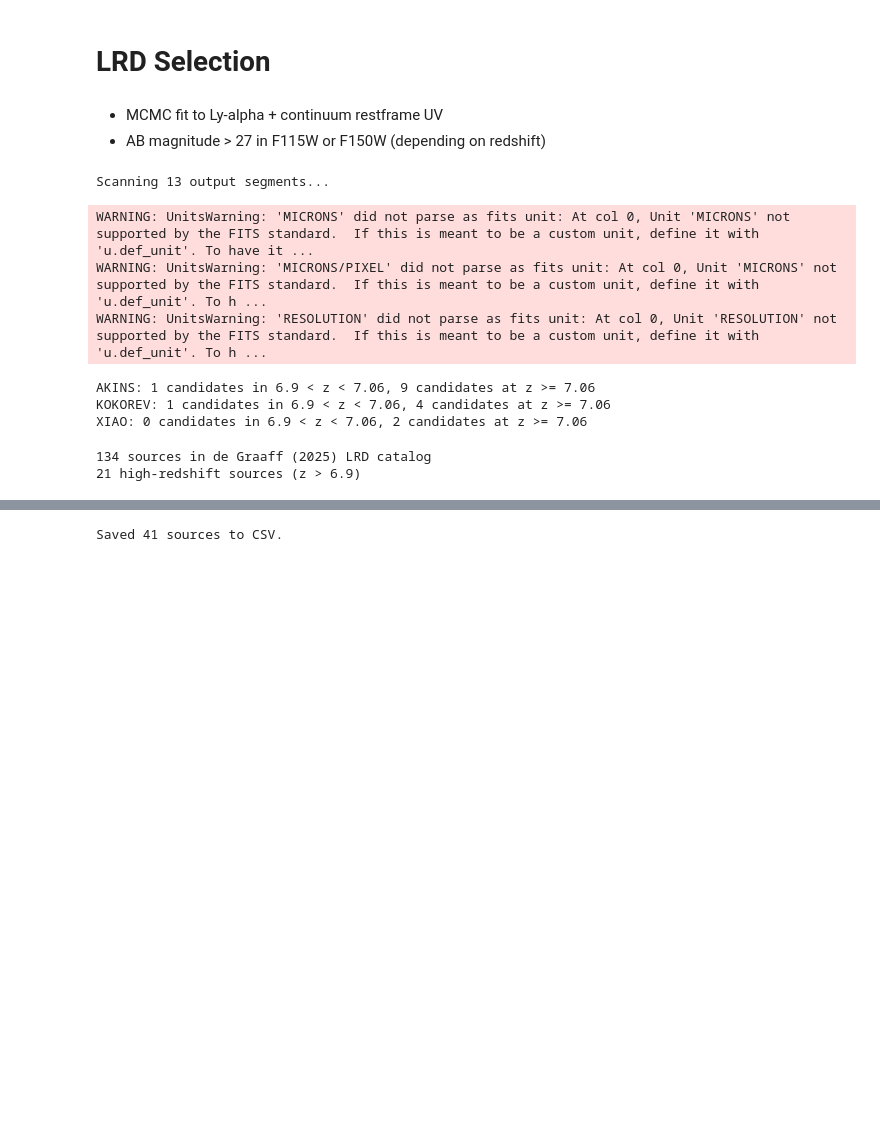
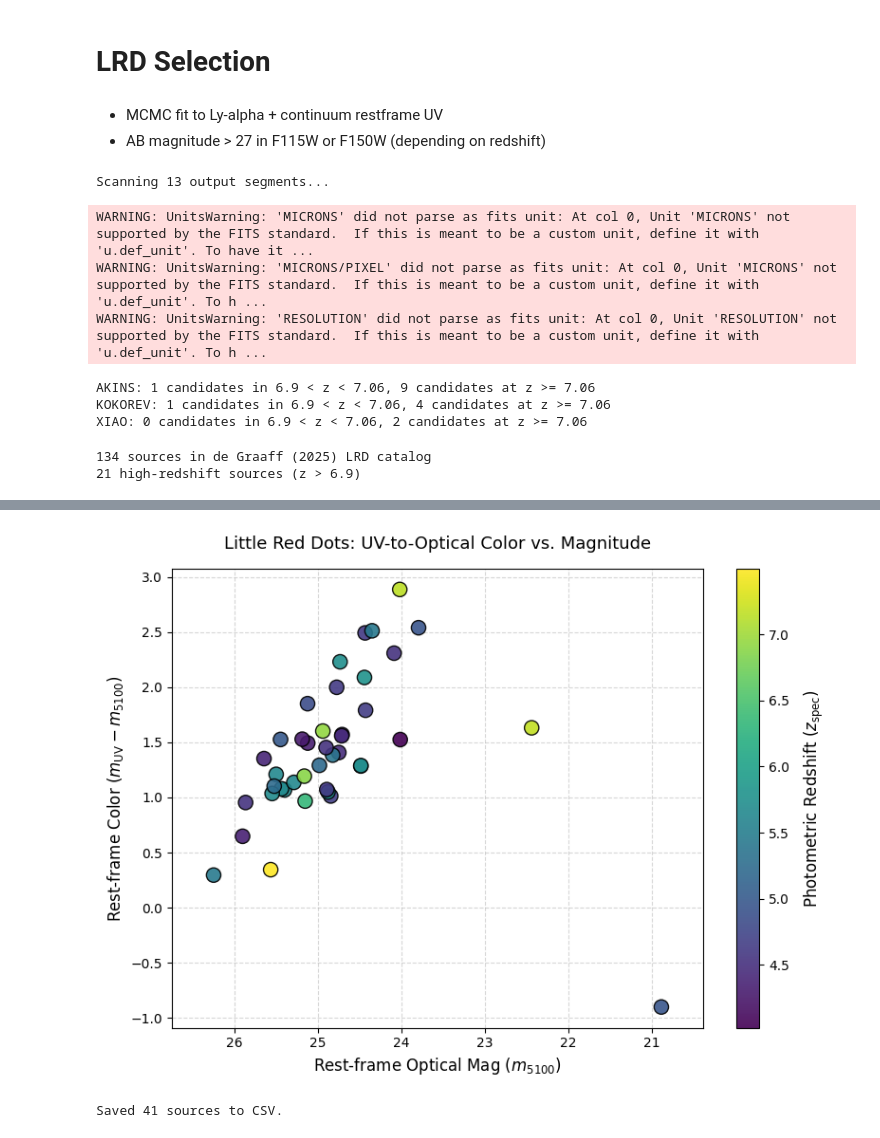
Before and after one commit to sfremy/my-eazy-jwst, a Jupyter notebook: scripts/lrdselect.ipynb, the cells around one changed output, grey strips where cells are left out. Cells and saved outputs as stored; diff of their text form; code cells hidden in the pictures; blank space fills up the shorter version.

```diff
--- a/scripts/lrdselect.ipynb
+++ b/scripts/lrdselect.ipynb
@@ -844,8 +1072,10 @@ target_ids = []
 target_ra = []
 target_dec = []
 target_field = []
+optical_mag = []
 
-filter_list = [363, 202, 364, 351, 203, 204, 365, 352, 205, 366, 233, 212, 236, 238, 239, 240, 241, 370]
+filter_list = [363, 202, 364, 351, 203, 204, 365, 352, 205, 366, 233, 212, 236, 238, 239, 240, 241, 370,
+               353, 375, 376, 383, 377, 172, 371, 379, 380, 381, 384, 385, 386, 217]
 for i in range(len(kokorev_phot)):
     z_target = kokorev_phot['z_phot'][i]
     flux_list = [kokorev_phot['f090w_flux'][i], kokorev_phot['f105w_flux'][i], kokorev_phot['f115w_flux'][i],
@@ -853,12 +1083,19 @@ for i in range(len(kokorev_phot)):
                  kokorev_phot['f150w_flux'][i], kokorev_phot['f150wn_flux'][i], kokorev_phot['f160w_flux'][i],
                  kokorev_phot['f200w_flux'][i], kokorev_phot['f435w_flux'][i], kokorev_phot['f475w_flux'][i],
                  kokorev_phot['f606w_flux'][i], kokorev_phot['f775w_flux'][i], kokorev_phot['f814w_flux'][i],
-                 kokorev_phot['f850lp_flux'][i], kokorev_phot['f110w_flux'][i], kokorev_phot['f182m_flux'][i]]
+                 kokorev_phot['f850lp_flux'][i], kokorev_phot['f110w_flux'][i], kokorev_phot['f182m_flux'][i],
+                 kokorev_phot['f200wn_flux'][i], kokorev_phot['f277w_flux'][i], kokorev_phot['f356w_flux'][i],
+                 kokorev_phot['f410m_flux'][i], kokorev_phot['f444w_flux'][i], kokorev_phot['f606wu_flux'][i],
+                 kokorev_phot['f210m_flux'][i], kokorev_phot['f250m_flux'][i],
+                 kokorev_phot['f300m_flux'][i], kokorev_phot['f335m_flux'][i], kokorev_phot['f430m_flux'][i],
+                 kokorev_phot['f460m_flux'][i], kokorev_phot['f480m_flux'][i], kokorev_phot['f814wu_flux'][i]]
 
     m_ab, f_nu = calculate_photometric_uv_mag(flux_list, z_target, filter_list)
+    m_optical, f_nu_optical = calculate_photometric_uv_mag(flux_list, z_target, filter_list, rest_wave=5100)
 
     if m_ab < 27:
         uv_mag.append(m_ab)
+        optical_mag.append(m_optical)
         z_phot.append(z_target)
         target_ids.append(kokorev_phot['id'][i])
         target_ra.append(kokorev_phot['ra'][i])
@@ -867,3 +1112,40 @@ for i in range(len(kokorev_phot)):
+# %%
+# Calculate color: (UV - Optical)
+uv_opt_color = np.array(uv_mag) - np.array(optical_mag)
+
+# --- 2. Build the Color-Magnitude Plot ---
+fig, ax = plt.subplots(figsize=(8, 6))
+
+# Use the scatter c parameter to automatically map redshift to color
+sc = ax.scatter(
+    optical_mag,                     # X-axis: Optical magnitude
+    uv_opt_color,              # Y-axis: UV - Optical color
+    c=z_phot,                  # Color mapping variable
+    cmap='viridis',            # Choose an astrophysically friendly colormap (e.g., 'viridis', 'plasma', 'inferno')
+    s=120,                     # Marker size
+    edgecolor='black',         # Black outline to make points pop
+    alpha=0.9,                 # Slight transparency
+    zorder=3
+)
+
+# Add a colorbar to display the redshift scale
+cbar = fig.colorbar(sc, ax=ax)
+cbar.set_label(r'Photometric Redshift ($z_{\rm spec}$)', fontsize=12, labelpad=10)
+cbar.ax.tick_params(labelsize=10)
+
+# --- 3. Style and Format the Axes ---
+# In astronomy, magnitudes are plotted in reverse on axes (fainter/larger values to the right)
+ax.set_xlim(max(optical_mag) + 0.5, min(optical_mag) - 0.5)
+
+ax.set_xlabel(r'Rest-frame Optical Mag ($m_{\rm 5100}$)', fontsize=12)
+ax.set_ylabel(r'Rest-frame Color ($m_{\rm UV} - m_{\rm 5100}$)', fontsize=12)
+ax.set_title("Little Red Dots: UV-to-Optical Color vs. Magnitude", fontsize=13, pad=15)
+
+ax.grid(True, linestyle='--', alpha=0.5, zorder=0)
+plt.tight_layout()
+plt.show()
+# %% [output]
+[figure, added]
 # %%
 # 3. Select only the columns you want to share with your team
 # (Double-check your exact column names for RA and Dec)
```
Also changed, not shown: parts of 37 cells of this notebook, 7 other files.
